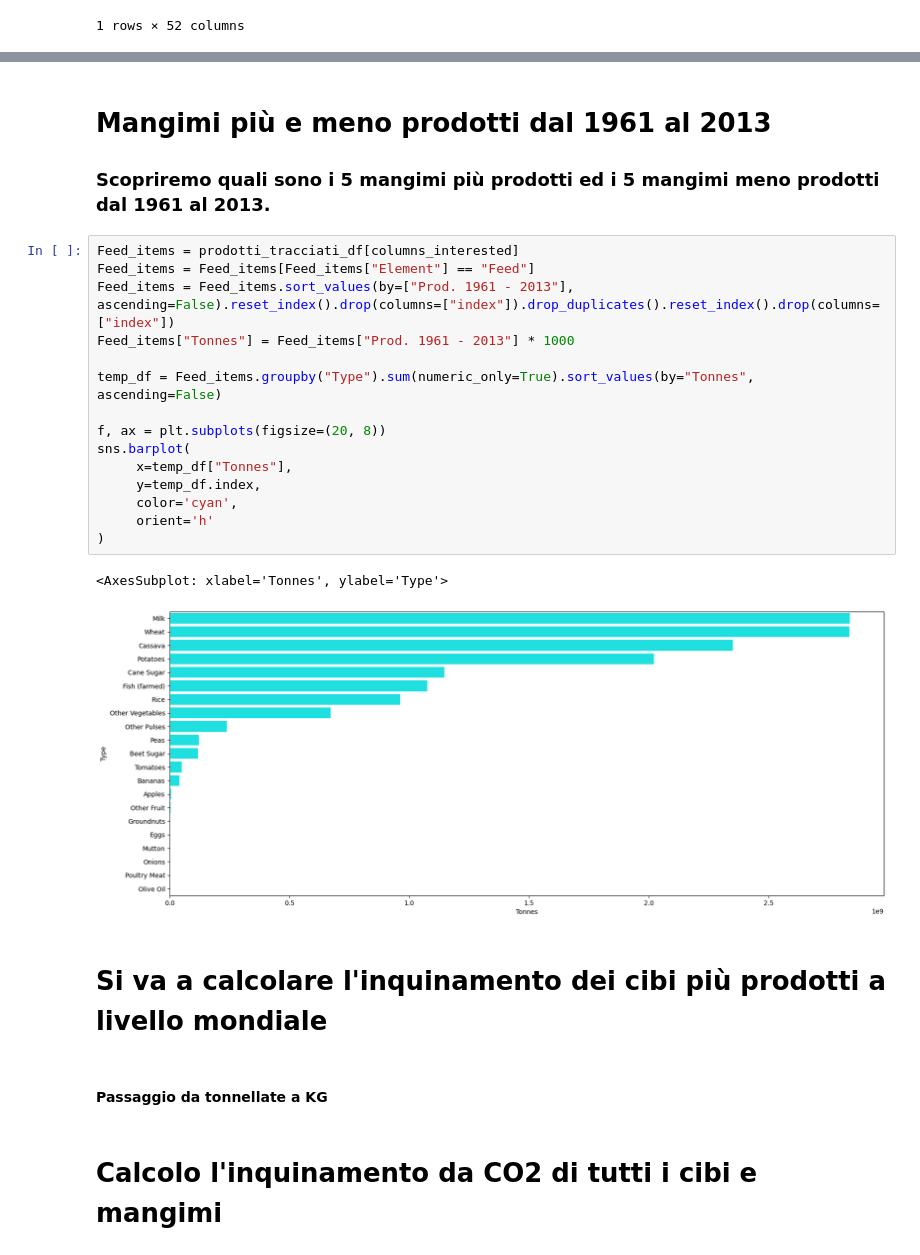
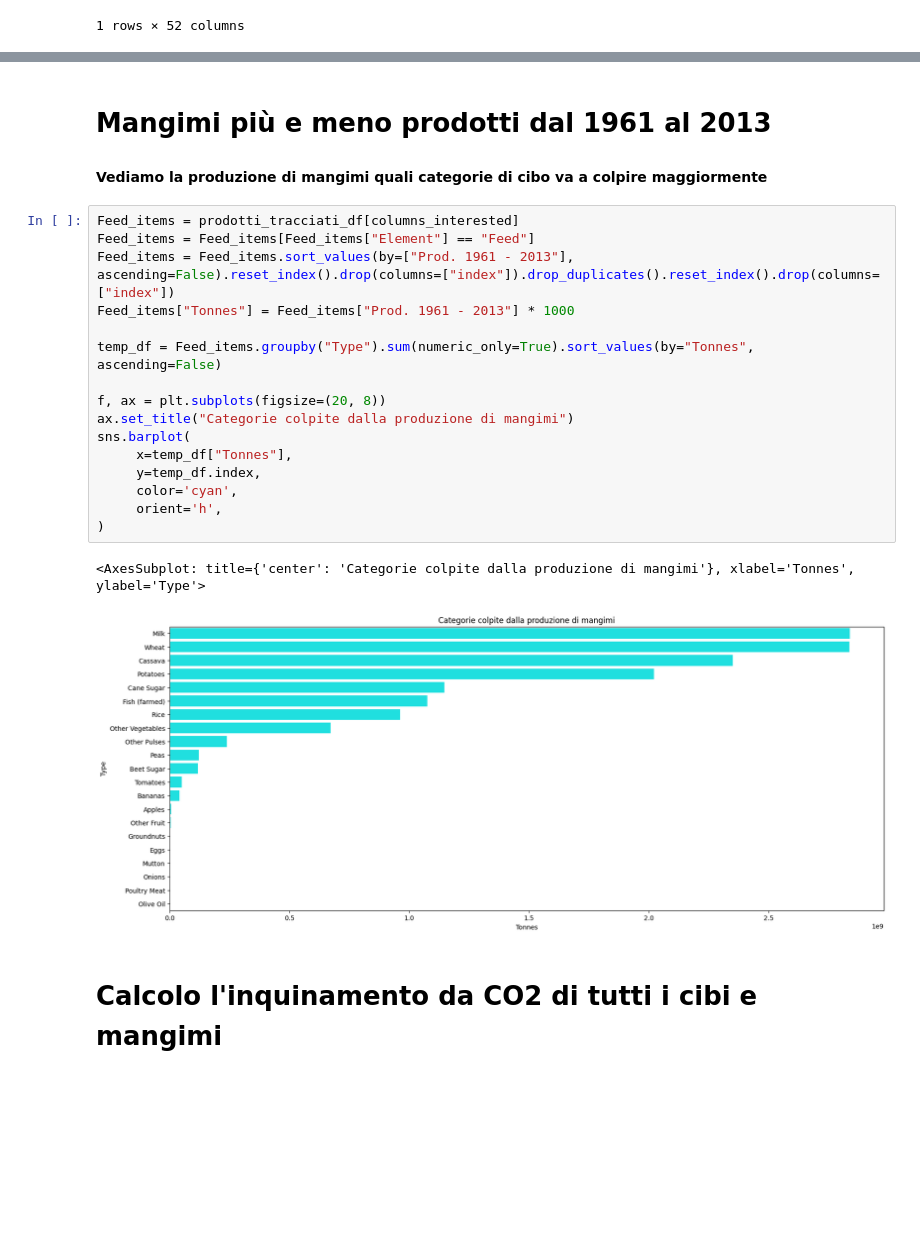
Before and after one commit to monkeymatt0/ProduzioneCibiMangimiImpattoAmbientale, a Jupyter notebook: MatteoVolleroDataVis.ipynb, the cells around one changed output, grey strips where cells are left out. Drawn from its saved outputs; the diff is of its cells as text; blank space fills up the shorter version.

```diff
--- a/MatteoVolleroDataVis.ipynb
+++ b/MatteoVolleroDataVis.ipynb
@@ -361,28 +308,25 @@ sns.barplot(
-# %% [markdown]
-# Mangimi più e meno prodotti dal 1961 al 2013
-### Scopriremo quali sono i 5 mangimi più prodotti ed i 5 mangimi meno prodotti dal 1961 al 2013.
+# %% [markdown]
+# Mangimi più e meno prodotti dal 1961 al 2013
+#### Vediamo la produzione di mangimi quali categorie di cibo va a colpire maggiormente
 # %%
 Feed_items = prodotti_tracciati_df[columns_interested]
 Feed_items = Feed_items[Feed_items["Element"] == "Feed"]
 Feed_items = Feed_items.sort_values(by=["Prod. 1961 - 2013"], ascending=False).reset_index().drop(columns=["index"]).drop_duplicates().reset_index().drop(columns=["index"])
 Feed_items["Tonnes"] = Feed_items["Prod. 1961 - 2013"] * 1000
 
 temp_df = Feed_items.groupby("Type").sum(numeric_only=True).sort_values(by="Tonnes", ascending=False)
 
 f, ax = plt.subplots(figsize=(20, 8))
+ax.set_title("Categorie colpite dalla produzione di mangimi")
 sns.barplot(
      x=temp_df["Tonnes"],
      y=temp_df.index,
      color='cyan',
-     orient='h'
+     orient='h',
 )
 # %% [output]
-<AxesSubplot: xlabel='Tonnes', ylabel='Type'>
+<AxesSubplot: title={'center': 'Categorie colpite dalla produzione di mangimi'}, xlabel='Tonnes', ylabel='Type'>
-[figure, old version]
+[figure, new version]
-# %% [markdown]
-# Si va a calcolare l'inquinamento dei cibi più prodotti a livello mondiale
-# %% [markdown]
-#### Passaggio da tonnellate a KG
 # %% [markdown]
 # Calcolo l'inquinamento da CO2 di tutti i cibi e mangimi
 # %%
```
Also changed, not shown: parts of 23 cells of this notebook.
